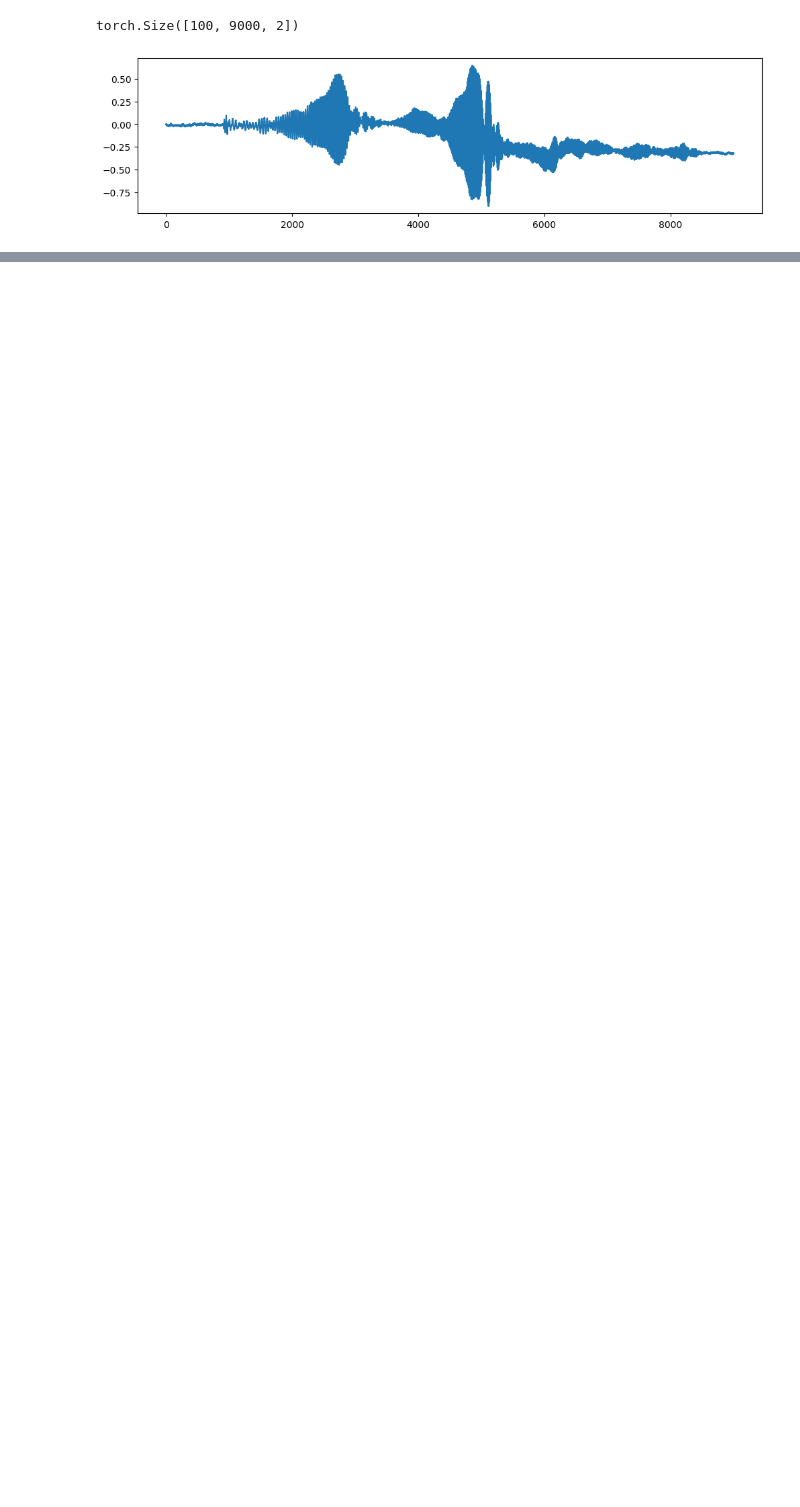
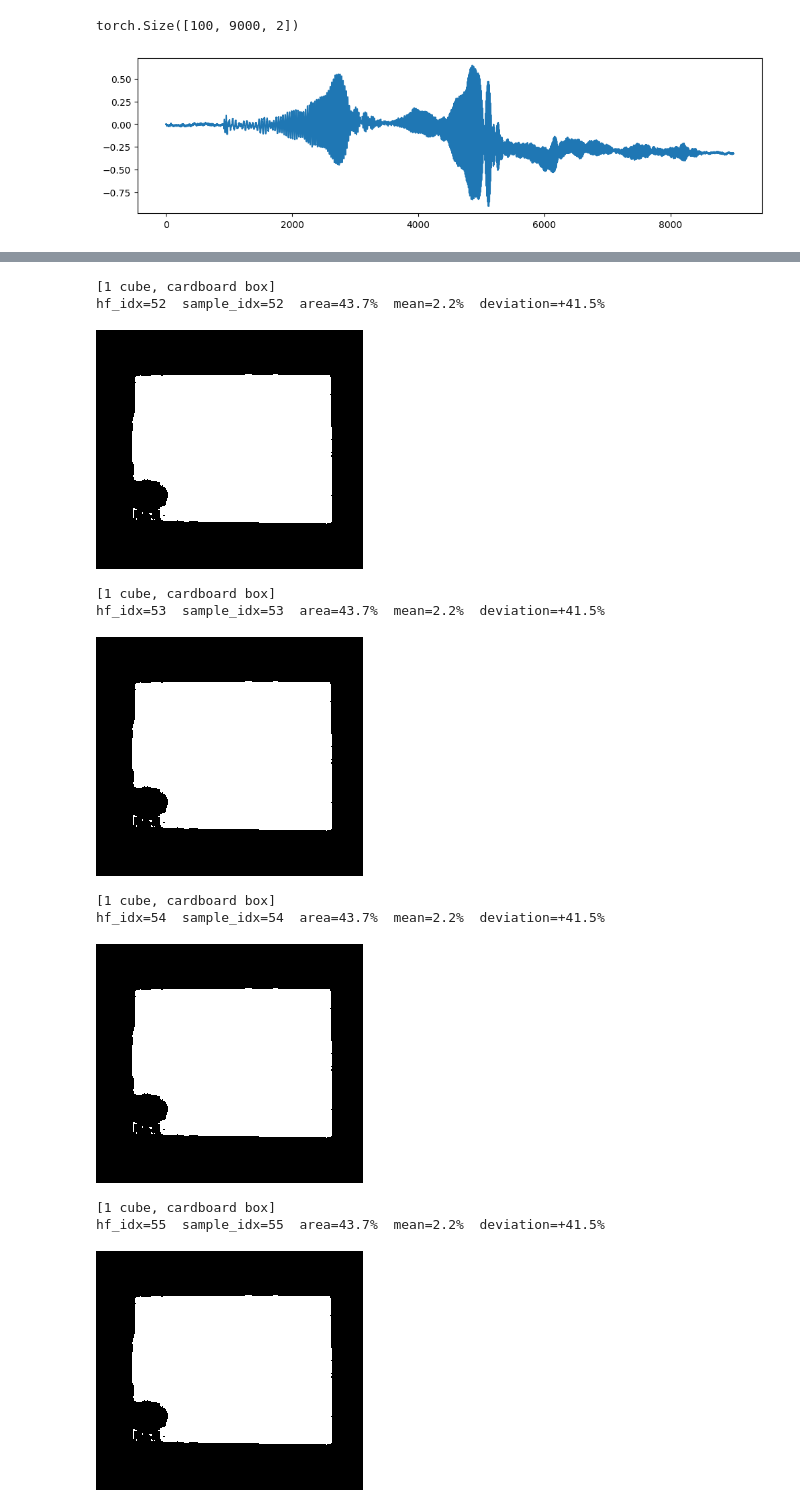
Before and after one commit to eitanturok/good-vibrations, a Jupyter notebook: notebooks/14_inspect_dataset.ipynb, the cells around one changed output, grey strips where cells are left out. Saved outputs shown, nothing was run; the diff lists cells and outputs as text; code cells hidden in the pictures; blank space fills up the shorter version.

```diff
--- a/notebooks/14_inspect_dataset.ipynb
+++ b/notebooks/14_inspect_dataset.ipynb
@@ -102,0 +177,31 @@ plt.show()
+# %%
+# --- print outlier indices and show their masks ---
+for (mat, n_obj, obj), grp in groups:
+    vals = grp['mask_area'].values
+    mean_area = vals.mean()
+    outliers = grp[np.abs(stats.zscore(vals)) > 2.5]
+    for _, row in outliers.iterrows():
+        mask = np.load(os.path.join(snapshot_dir, f"data/sample_{row['sample_idx']}.npz"))['mask']
+        label = f"{n_obj} {pluralize(obj, n_obj)}, {mat} box"
+        print(
+            f"[{label}]\n"
+            f"hf_idx={int(row['hf_idx'])}  sample_idx={int(row['sample_idx'])}  "
+            f"area={row['mask_area']:.1f}%  mean={mean_area:.1f}%  "
+            f"deviation={row['mask_area'] - mean_area:+.1f}%"
+        )
+        img = Image.fromarray((mask * 255).astype(np.uint8))
+        w, h = img.size
+        display(img.resize((w // 4, h // 4), Image.NEAREST))
+# %% [output]
+[1 cube, cardboard box]
+hf_idx=52  sample_idx=52  area=43.7%  mean=2.2%  deviation=+41.5%
+[figure, added]
+[1 cube, cardboard box]
+hf_idx=53  sample_idx=53  area=43.7%  mean=2.2%  deviation=+41.5%
+[figure, added]
+[1 cube, cardboard box]
+hf_idx=54  sample_idx=54  area=43.7%  mean=2.2%  deviation=+41.5%
+[figure, added]
+[1 cube, cardboard box]
+hf_idx=55  sample_idx=55  area=43.7%  mean=2.2%  deviation=+41.5%
+[figure, added]
```
Also changed, not shown: parts of 19 cells of this notebook, 5 other files.
